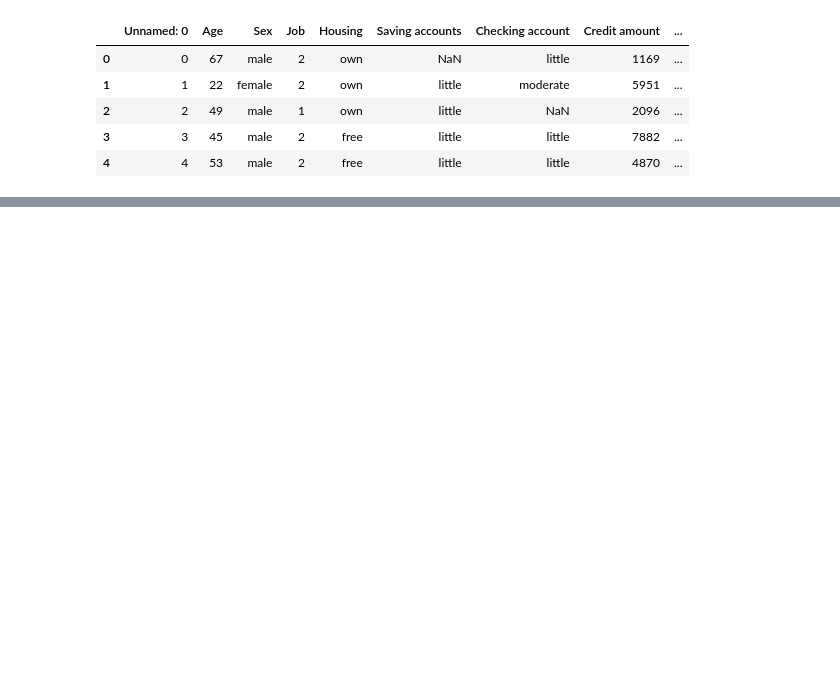
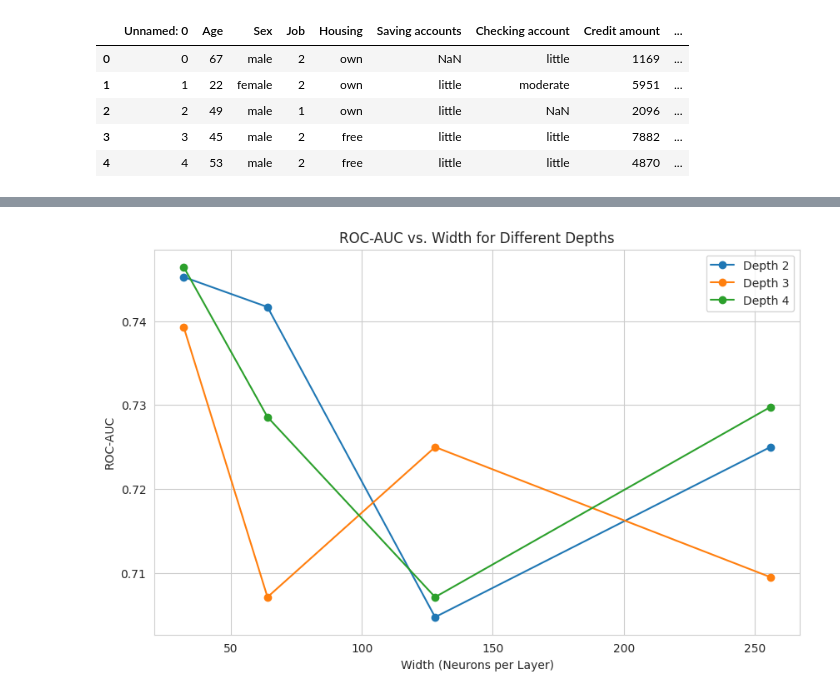
Before and after one commit to aishwarya-shekar-babu/MLP-Performance-Analysis, a Jupyter notebook: MLP_performance.ipynb, the cells around one changed output, grey strips where cells are left out. Saved outputs shown, nothing was run; the diff lists cells and outputs as text; code cells hidden in the pictures; blank space fills up the shorter version.

```diff
--- a/MLP_performance.ipynb
+++ b/MLP_performance.ipynb
@@ -26,0 +119,4 @@ Data preprocessing
+# %%
+# Split dataset
+X_train_val, X_test, y_train_val, y_test = train_test_split(X_transformed, y, test_size=0.2, random_state=42, stratify=y)
+X_train, X_val, y_train, y_val = train_test_split(X_train_val, y_train_val, test_size=0.25, random_state=42, stratify=y_train_val)
@@ -26,0 +297,25 @@ Data preprocessing
+# %%
+X_train = X_train_copy.copy()
+y_train = y_train_copy.copy()
+X_val = X_val_copy.copy()
+y_val = y_val_copy.copy()
+X_test = X_test_copy.copy()
+y_test = y_test_copy.copy()
+# %%
+# Function to build an MLP model with dropout & L2 regularization
+
+def build_mlp(depth=2, width=64, l2_lambda=0.01, dropout_rate=0.3):
+    model =  keras.Sequential()
+    model.add(layers.Input(shape=(X_train.shape[1],)))  # Input Layer (Automatically derived from X_train)
+
+    # Add hidden layers with L2 regularization & dropout
+    for _ in range(depth):
+        model.add(layers.Dense(width, activation='relu', kernel_regularizer=regularizers.l2(l2_lambda)))
+        model.add(layers.Dropout(dropout_rate))  # Dropout for regularization
+
+    # Output layer for binary classification
+    model.add(layers.Dense(1, activation='sigmoid'))
+
+    # Compile the model
+    model.compile(optimizer=optimizers.Adam(learning_rate=0.001), loss='binary_crossentropy', metrics=['accuracy'])
+    return model
@@ -26,0 +473,18 @@ Data preprocessing
+# %%
+# Set Seaborn style for better visualization
+sns.set_style("whitegrid")
+
+# Plot accuracy vs. width for different depths
+plt.figure(figsize=(10, 6))
+
+for depth in depths:
+    subset = final_results_df[final_results_df["Depth"] == depth]
+    plt.plot(subset["Width"], subset["ROC-AUC"], marker='o', label=f"Depth {depth}")
+
+plt.xlabel("Width (Neurons per Layer)")
+plt.ylabel("ROC-AUC")
+plt.title("ROC-AUC vs. Width for Different Depths")
+plt.legend()
+plt.show()
+# %% [output]
+[figure, added]
```
Also changed, not shown: parts of 37 cells of this notebook.
